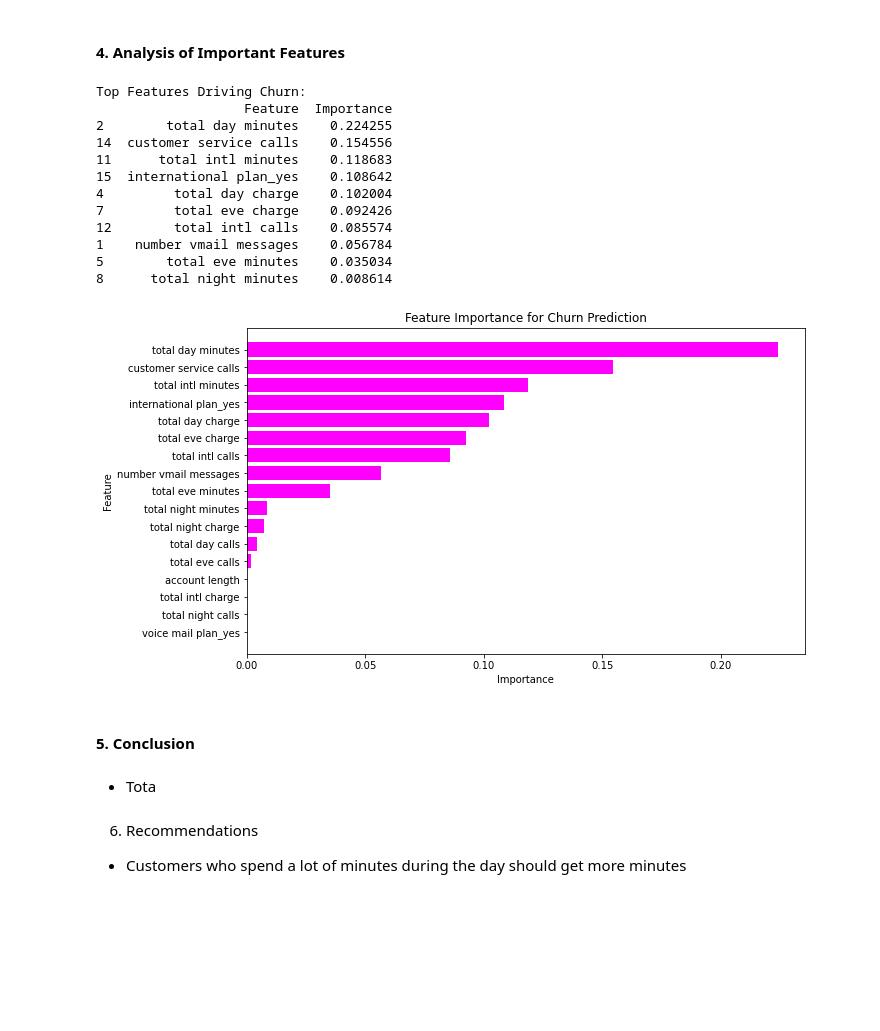
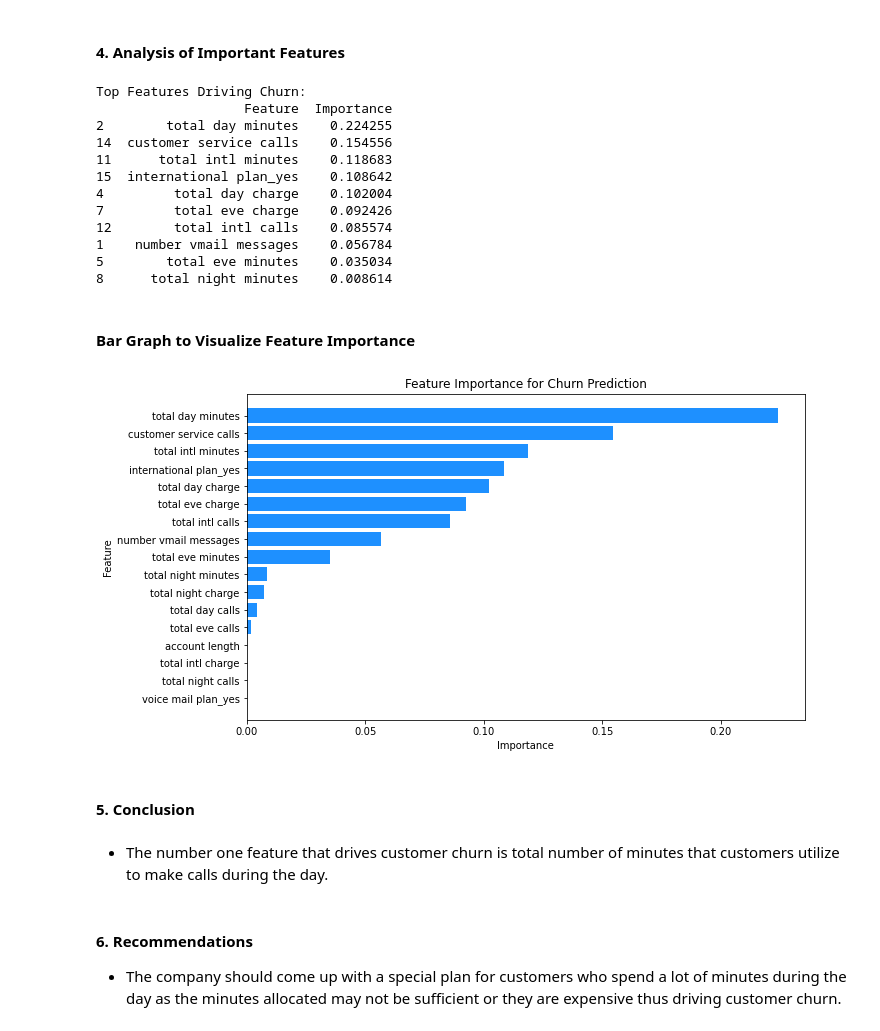
Before and after one commit to lilanhenry/telco-customer-churn, a Jupyter notebook: telco-churn.ipynb, the cells around one changed output. Drawn from its saved outputs; the diff is of its cells as text; code cells hidden in the pictures; blank space fills up the shorter version.

```diff
--- a/telco-churn.ipynb
+++ b/telco-churn.ipynb
@@ -467,15 +448,6 @@ importance_df = pd.DataFrame({
 # Display the top features
 print("\nTop Features Driving Churn:")
 print(importance_df.head(10))
-
-# Step 6: Visualize Feature Importance
-plt.figure(figsize=(10, 6))
-plt.barh(importance_df['Feature'], importance_df['Importance'], color='magenta')
-plt.title('Feature Importance for Churn Prediction')
-plt.xlabel('Importance')
-plt.ylabel('Feature')
-plt.gca().invert_yaxis()  # To show the most important feature on top
-plt.show()
 # %% [output]
 Top Features Driving Churn:
                    Feature  Importance
@@ -489,12 +461,24 @@ Top Features Driving Churn:
 1    number vmail messages    0.056784
 5        total eve minutes    0.035034
 8      total night minutes    0.008614
-[figure, removed]
+# %% [markdown]
+#### Bar Graph to Visualize Feature Importance
+# %%
+# Visualize Feature Importance
+plt.figure(figsize=(10, 6))
+plt.barh(importance_df['Feature'], importance_df['Importance'], color='DodgerBlue')
+plt.title('Feature Importance for Churn Prediction')
+plt.xlabel('Importance')
+plt.ylabel('Feature')
+plt.gca().invert_yaxis()
+plt.show()
+# %% [output]
+[figure, added]
 # %% [markdown]
 #### 5. Conclusion
-# %% [markdown]
-* Tota
-# %% [markdown]
-6. Recommendations
-
-* Customers who spend a lot of minutes during the day should get more minutes
+# %% [markdown]
+* The number one feature that drives customer churn is total number of minutes that customers utilize to make calls during the day.
+# %% [markdown]
+#### 6. Recommendations
+
+* The company should come up with a special plan for customers who spend a lot of minutes during the day as the minutes allocated may not be sufficient or they are expensive thus driving customer churn.
```
Also changed, not shown: parts of 11 cells of this notebook, 1 other file.
